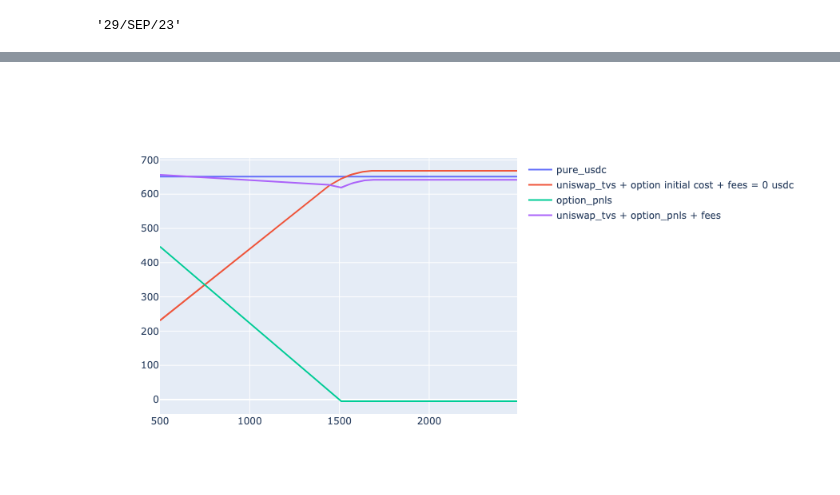
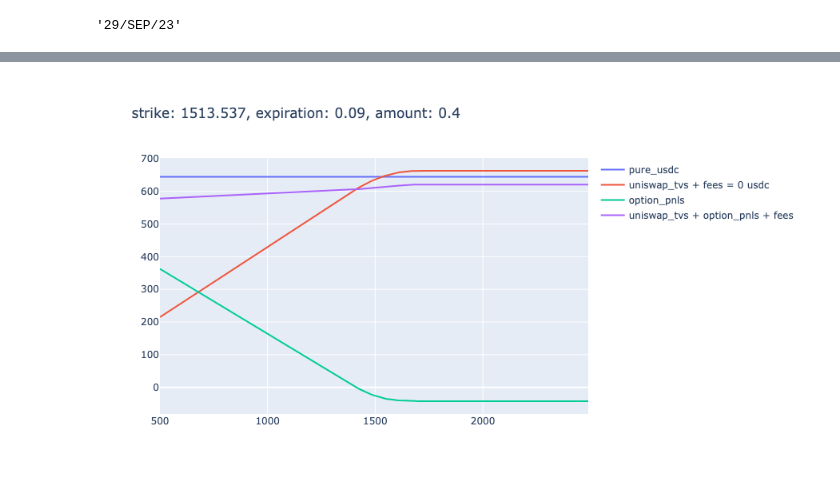
Before and after one commit to DeltaDex-Protocol/research, a Jupyter notebook: backtest/long-dated-options.ipynb, the cells around one changed output, grey strips where cells are left out. Saved outputs shown, nothing was run; the diff lists cells and outputs as text; code cells hidden in the pictures.

```diff
--- a/backtest/long-dated-options.ipynb
+++ b/backtest/long-dated-options.ipynb
@@ -151,5 +153,5 @@ expiries
 # %%
-expiry = expiries[-3]
+expiry = expiries[expiries.index('29/SEP/23')]
 expiry
 # %% [output]
 '29/SEP/23'
@@ -196,7 +198,7 @@ print(uniswap_position.get_tokens_amounts(uniswap_position.initial_price))
 # %%
 strike = 1650
 expiration_in_years = 75 / 365.25
-amount = 0.2
+amount = 1
 # %%
 optimal_option = OptimalOption(sabr,
                                uniswap_position,
@@ -249,8 +268,7 @@ print(optimal_option)
 # %%
 prices = np.array([price for price in range(500, 2500, 10 )])
 
-pure_usdc = np.array([optimal_option.initial_cost +
-                      uniswap_position.get_total_value(uniswap_position.initial_price) for _ in prices])
+pure_usdc = np.array([uniswap_position.get_total_value(uniswap_position.initial_price) for _ in prices])
 # %%
 optimal_option.initial_cost
 # %% [output]
@@ -258,3 +276,5 @@ optimal_option.initial_cost
+# %%
+optimal_option.update_option_params(optimal_option.strike, 0.09, 0.4)
 # %%
 uniswap_tvs = np.array([uniswap_position.get_total_value(price) for price in prices])
 option_pnls = optimal_option.calculate_hedged_position(prices)
@@ -267,25 +287,28 @@ earned_fees = 0 # in usdc
 # %%
 fig = go.Figure()
 fig.update_layout(
     autosize=False,
     width=1000,
     height=500)
 
 fig.add_trace(go.Scatter(x=prices, y=pure_usdc,
                     mode='lines',
                     name='pure_usdc'))
 
-fig.add_trace(go.Scatter(x=prices, y=uniswap_tvs + optimal_option.initial_cost + earned_fees,
+fig.add_trace(go.Scatter(x=prices, y=uniswap_tvs + earned_fees,
                     mode='lines',
-                    name="""uniswap_tvs + option initial cost + fees = {} usdc""".format(earned_fees)))
+                    name="""uniswap_tvs + fees = {} usdc""".format(earned_fees)))
 fig.add_trace(go.Scatter(x=prices, y=option_pnls,
                     mode='lines',
                     name='option_pnls'))
 fig.add_trace(go.Scatter(x=prices, y=uniswap_tvs + option_pnls + earned_fees,
                     mode='lines',
                     name='uniswap_tvs + option_pnls + fees'))
+fig.update_layout(title_text='strike: {}, expiration: {}, amount: {}'.format(round(optimal_option.strike, 3),
+                                                                             optimal_option.expiration,
+                                                                             round(optimal_option.amount, 3)))
 # %% [output]
-[figure, old version]
+[figure, new version]
 # %%
 print(optimal_option)
 # %% [output]
```
Also changed, not shown: parts of 16 cells of this notebook, 1 other file.
